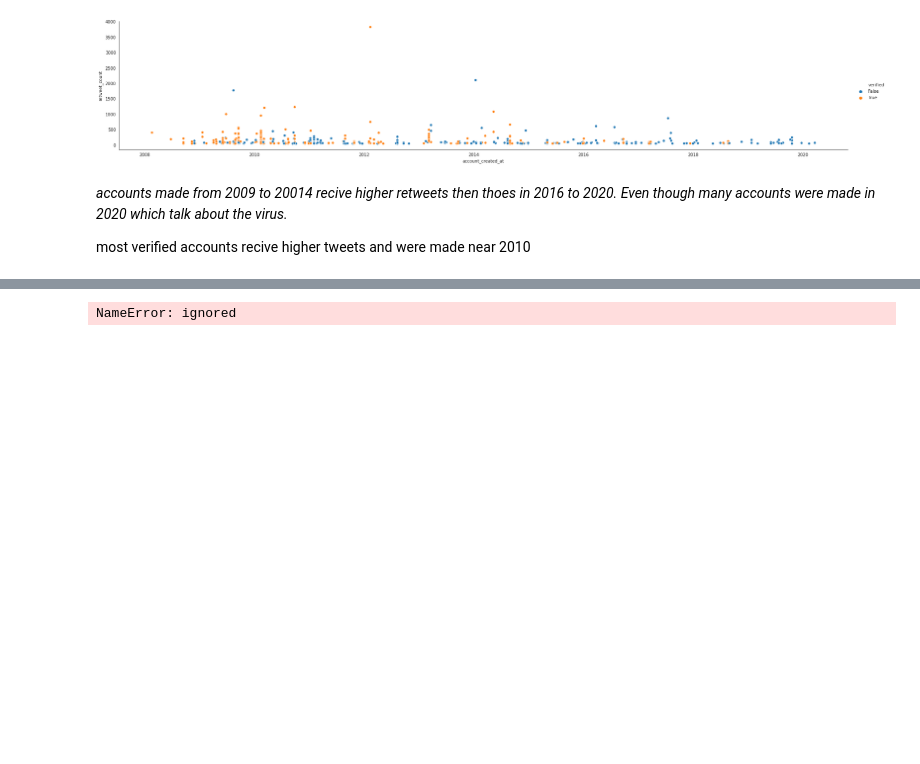
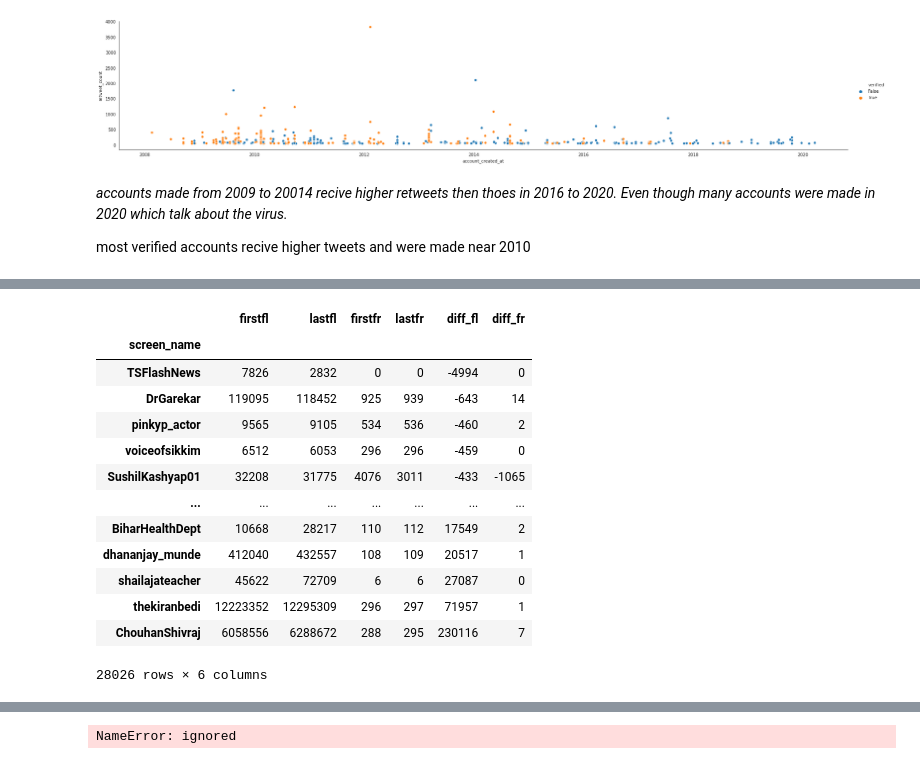
Before and after one commit to ShubhangiSoni1603/Sentimental_analysis_twitter_IN, a Jupyter notebook: Untitled3.ipynb, the cells around one changed output, grey strips where cells are left out. Cells and saved outputs as stored; diff of their text form; code cells hidden in the pictures; blank space fills up the shorter version.

```diff
--- a/Untitled3.ipynb
+++ b/Untitled3.ipynb
@@ -494,0 +453,17 @@ plt.hist(followerstats[2],bins = 500)
+# %%
+followerstats.sort_values("diff_fl")
+# %% [output]
+|  | firstfl | lastfl | firstfr | lastfr | diff_fl | diff_fr |
+| screen_name |  |  |  |  |  |  |
+| TSFlashNews | 7826 | 2832 | 0 | 0 | -4994 | 0 |
+| DrGarekar | 119095 | 118452 | 925 | 939 | -643 | 14 |
+| pinkyp_actor | 9565 | 9105 | 534 | 536 | -460 | 2 |
+| voiceofsikkim | 6512 | 6053 | 296 | 296 | -459 | 0 |
+| SushilKashyap01 | 32208 | 31775 | 4076 | 3011 | -433 | -1065 |
+| ... | ... | ... | ... | ... | ... | ... |
+| BiharHealthDept | 10668 | 28217 | 110 | 112 | 17549 | 2 |
+| dhananjay_munde | 412040 | 432557 | 108 | 109 | 20517 | 1 |
+| shailajateacher | 45622 | 72709 | 6 | 6 | 27087 | 0 |
+| thekiranbedi | 12223352 | 12295309 | 296 | 297 | 71957 | 1 |
+| ChouhanShivraj | 6058556 | 6288672 | 288 | 295 | 230116 | 7 |
+28026 rows × 6 columns
```
Also changed, not shown: parts of 7 cells of this notebook.
